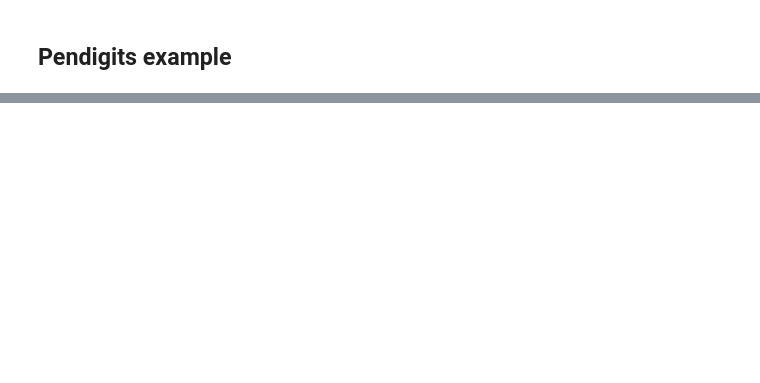
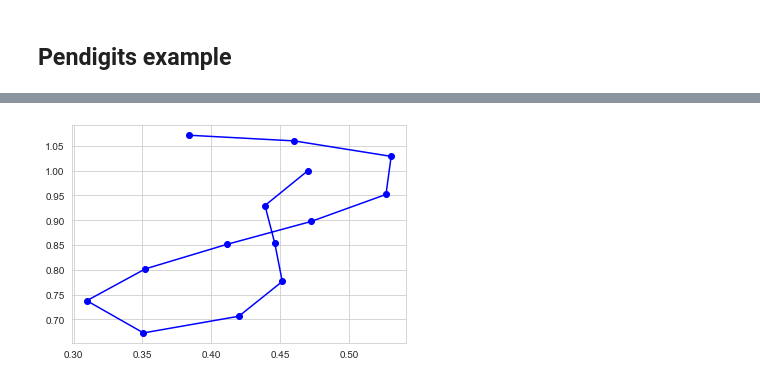
Before and after one commit to LinusBleistein/Signature-inversion, a Jupyter notebook: Insertion algorithm.ipynb, the cells around one changed output, grey strips where cells are left out. Saved outputs shown, nothing was run; the diff lists cells and outputs as text; code cells hidden in the pictures; blank space fills up the shorter version.

Commit message:
monitoring time

```diff
--- a/Insertion algorithm.ipynb
+++ b/Insertion algorithm.ipynb
@@ -88,11 +148,23 @@ plt.plot(path[:,0],path[:,1])
 # %%
-n=9
+import time
+
+n=12
 print(path.shape)
 
+t1 = time.time()
 signature = signatory.signature(path.unsqueeze(0), n+1)
+t2 = time.time() - t1
 
+t3 = time.time()
 reconstructed_path=invert_signature(signature,n,path[0,:],2)
+t4 = time.time() - t3
 
 plt.plot(reconstructed_path[:,0],reconstructed_path[:,1],c='blue',marker='o')
 #plt.plot(path[:,0],path[:,1],linestyle='-',marker='o',c='yellow')
 plt.show()
+
+print('Elapsed time for signature')
+print(t2)
+print('Elapsed time for inversion')
+print(t4)
+# %% [output]
@@ -98,0 +188 @@ plt.show()
+[figure, added]
```
Also changed, not shown: parts of 10 cells of this notebook, 11 other files.
